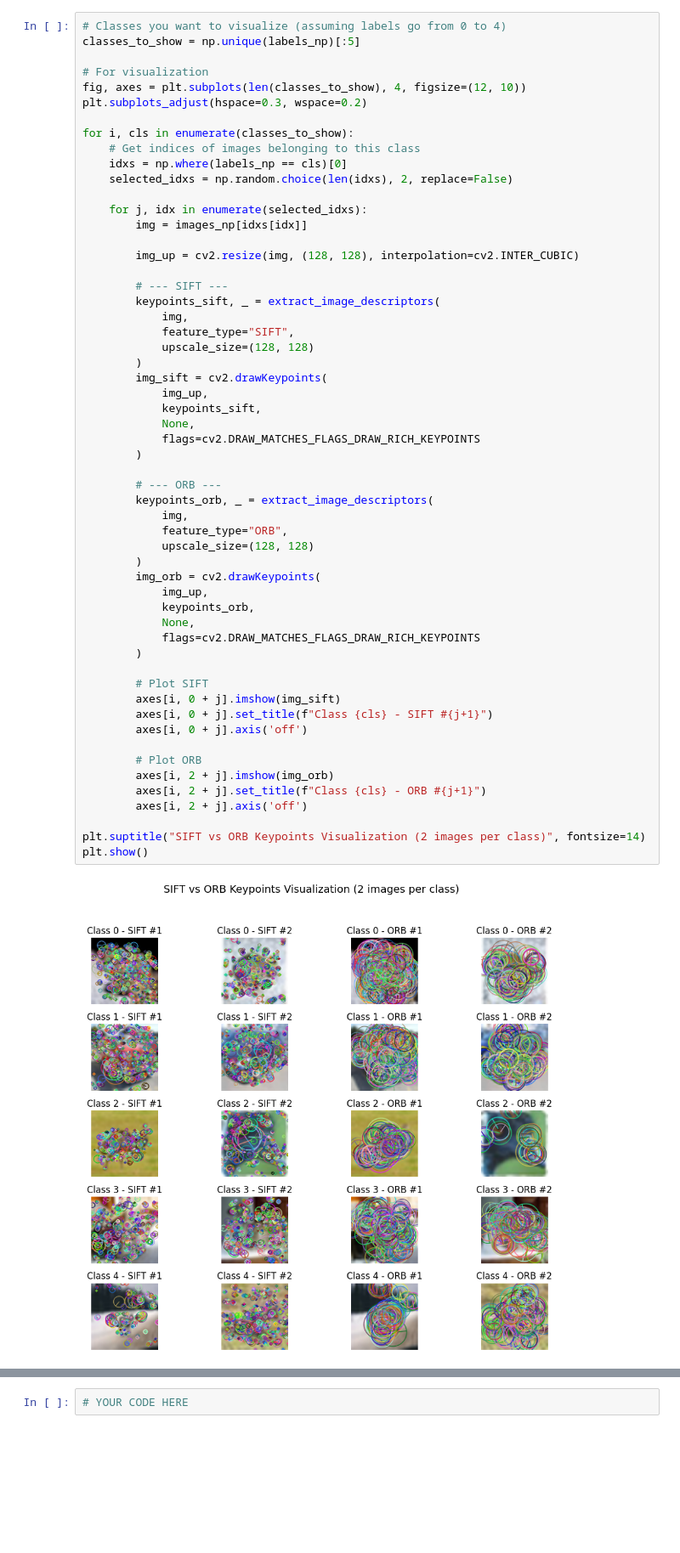
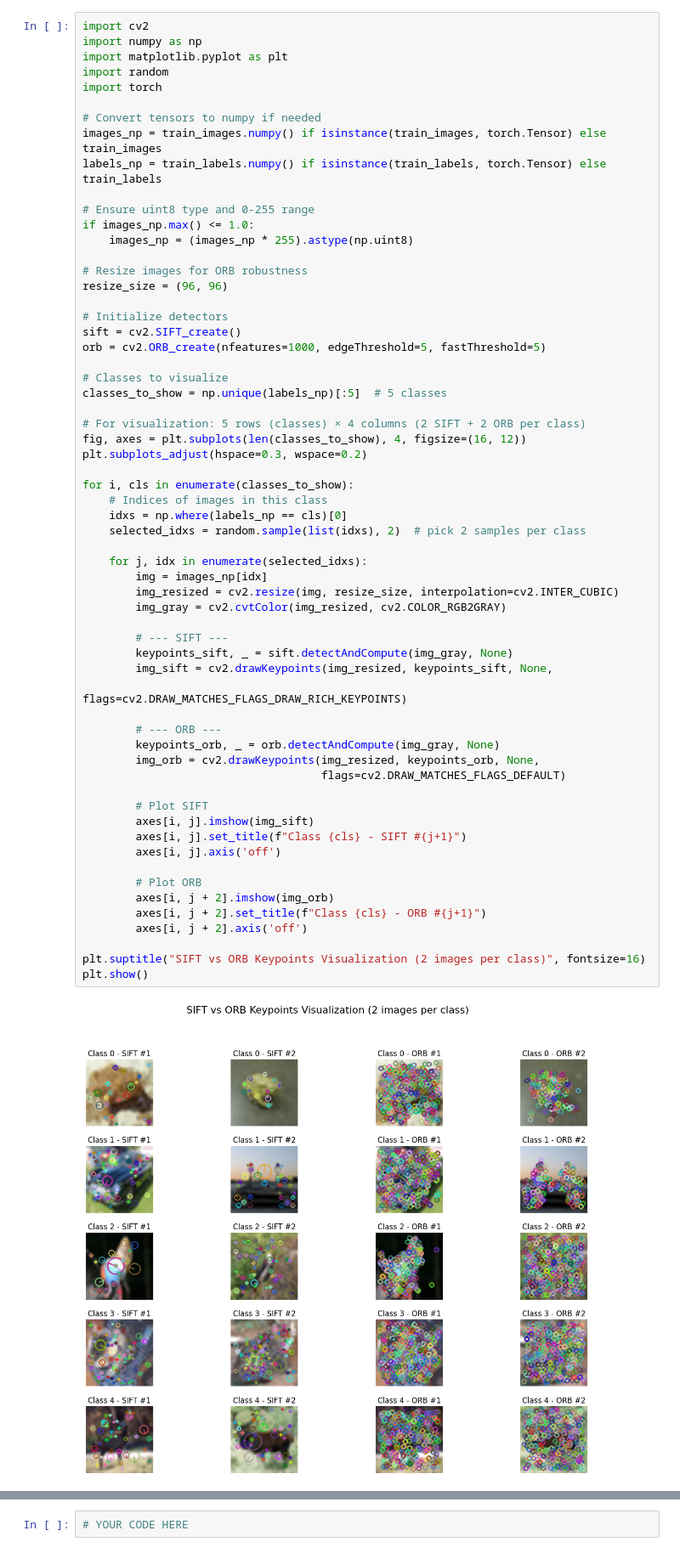
Before and after one commit to migueltmendes/Computer_vision_group66, a Jupyter notebook: cv1-final-lab-part-1-daoterog.ipynb, the cells around one changed output, grey strips where cells are left out. Shown at 85% size. Cells and saved outputs as stored; diff of their text form; blank space fills up the shorter version.

Commit message:
Made ORB histograms work

```diff
--- a/cv1-final-lab-part-1-daoterog.ipynb
+++ b/cv1-final-lab-part-1-daoterog.ipynb
@@ -363,61 +210,66 @@ images_np = images_np.astype(np.uint8)
 # %%
-# Classes you want to visualize (assuming labels go from 0 to 4)
-classes_to_show = np.unique(labels_np)[:5]
+import cv2
+import numpy as np
+import matplotlib.pyplot as plt
+import random
+import torch
 
-# For visualization
-fig, axes = plt.subplots(len(classes_to_show), 4, figsize=(12, 10))
+# Convert tensors to numpy if needed
+images_np = train_images.numpy() if isinstance(train_images, torch.Tensor) else train_images
+labels_np = train_labels.numpy() if isinstance(train_labels, torch.Tensor) else train_labels
+
+# Ensure uint8 type and 0-255 range
+if images_np.max() <= 1.0:
+    images_np = (images_np * 255).astype(np.uint8)
+
+# Resize images for ORB robustness
+resize_size = (96, 96)
+
+# Initialize detectors
+sift = cv2.SIFT_create()
+orb = cv2.ORB_create(nfeatures=1000, edgeThreshold=5, fastThreshold=5)
+
+# Classes to visualize
+classes_to_show = np.unique(labels_np)[:5]  # 5 classes
+
+# For visualization: 5 rows (classes) × 4 columns (2 SIFT + 2 ORB per class)
+fig, axes = plt.subplots(len(classes_to_show), 4, figsize=(16, 12))
 plt.subplots_adjust(hspace=0.3, wspace=0.2)
 
 for i, cls in enumerate(classes_to_show):
-    # Get indices of images belonging to this class
+    # Indices of images in this class
     idxs = np.where(labels_np == cls)[0]
-    selected_idxs = np.random.choice(len(idxs), 2, replace=False)
+    selected_idxs = random.sample(list(idxs), 2)  # pick 2 samples per class
 
     for j, idx in enumerate(selected_idxs):
-        img = images_np[idxs[idx]]
-
-        img_up = cv2.resize(img, (128, 128), interpolation=cv2.INTER_CUBIC)
+        img = images_np[idx]
+        img_resized = cv2.resize(img, resize_size, interpolation=cv2.INTER_CUBIC)
+        img_gray = cv2.cvtColor(img_resized, cv2.COLOR_RGB2GRAY)
 
         # --- SIFT ---
-        keypoints_sift, _ = extract_image_descriptors(
-            img,
-            feature_type="SIFT",
-            upscale_size=(128, 128)
-        )
-        img_sift = cv2.drawKeypoints(
-            img_up,
-            keypoints_sift,
-            None,
-            flags=cv2.DRAW_MATCHES_FLAGS_DRAW_RICH_KEYPOINTS
-        )
+        keypoints_sift, _ = sift.detectAndCompute(img_gray, None)
+        img_sift = cv2.drawKeypoints(img_resized, keypoints_sift, None,
+                                     flags=cv2.DRAW_MATCHES_FLAGS_DRAW_RICH_KEYPOINTS)
 
         # --- ORB ---
-        keypoints_orb, _ = extract_image_descriptors(
-            img,
-            feature_type="ORB",
-            upscale_size=(128, 128)
-        )
-        img_orb = cv2.drawKeypoints(
-            img_up,
-            keypoints_orb,
-            None,
-            flags=cv2.DRAW_MATCHES_FLAGS_DRAW_RICH_KEYPOINTS
-        )
+        keypoints_orb, _ = orb.detectAndCompute(img_gray, None)
+        img_orb = cv2.drawKeypoints(img_resized, keypoints_orb, None,
+                                    flags=cv2.DRAW_MATCHES_FLAGS_DEFAULT)
 
         # Plot SIFT
-        axes[i, 0 + j].imshow(img_sift)
-        axes[i, 0 + j].set_title(f"Class {cls} - SIFT #{j+1}")
-        axes[i, 0 + j].axis('off')
+        axes[i, j].imshow(img_sift)
+        axes[i, j].set_title(f"Class {cls} - SIFT #{j+1}")
+        axes[i, j].axis('off')
 
         # Plot ORB
-        axes[i, 2 + j].imshow(img_orb)
-        axes[i, 2 + j].set_title(f"Class {cls} - ORB #{j+1}")
-        axes[i, 2 + j].axis('off')
+        axes[i, j + 2].imshow(img_orb)
+        axes[i, j + 2].set_title(f"Class {cls} - ORB #{j+1}")
+        axes[i, j + 2].axis('off')
 
-plt.suptitle("SIFT vs ORB Keypoints Visualization (2 images per class)", fontsize=14)
+plt.suptitle("SIFT vs ORB Keypoints Visualization (2 images per class)", fontsize=16)
 plt.show()
 # %% [output]
-[figure, old version]
+[figure, new version]
 # %% [markdown]
 <a id="section-3"></a>
 ### **Section 3: Building the Visual Vocabulary (3 points)**
```
Also changed, not shown: parts of 10 cells of this notebook.
